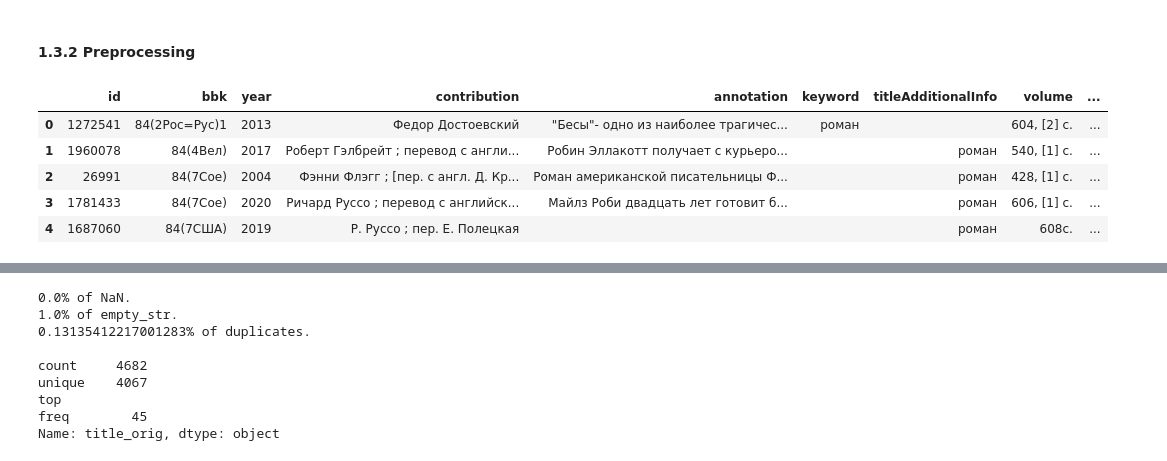
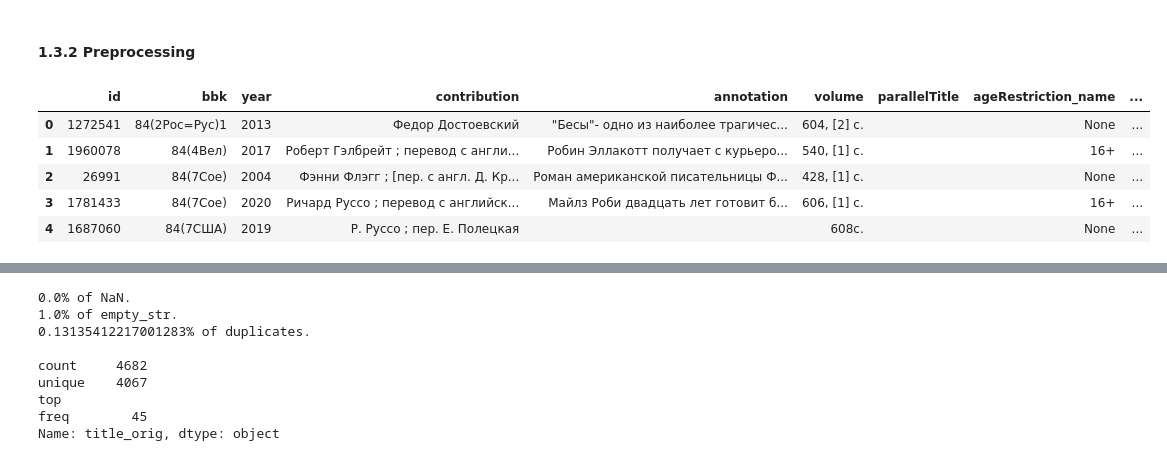
Before and after one commit to MAGLeb/hackaton-2021-recsys, a Jupyter notebook: notebooks/books_preprocessing.ipynb, the cells around one changed output, grey strips where cells are left out. Cells and saved outputs as stored; diff of their text form; code cells hidden in the pictures.

```diff
--- a/notebooks/books_preprocessing.ipynb
+++ b/notebooks/books_preprocessing.ipynb
@@ -73,24 +71,25 @@ DIFF BETWEEN 'data/dataset_knigi_1.xlsx' AND 'data/books.jsn' unique number of b
 # %%
 columns_delete = ['parentNumberOfPart', 'parentId', 'parentAuthor', 'isbn', 'issn', 'deleted', 'titleOfPart', 'nextAuthor',
                   'edition', 'bibliographyLevel', 'numberOfPart', 'parentTitle', 'parentAdditionalInfo', 'parentPlace', 'parentPublisher',
                   'parentYear', 'changed', 'person', 'parentEdition', 'udk', 'cover', 'node', 'language_id', 'material_id', 'ageRestriction_id',
                   'rubric_id', 'rubric_parentId', 'author_info', 'author_dates', 'author_surname', 'author_names', 'author_initials',
                   'author_fullName', 'author_fullNameAlt', 'publisher_id', 'publisher_name', 'place_id', 'place_name', 'serial_id',
                   'year_value', 'common_search_field', 'totalOutCount', 'totalInplaceCount', 'freeCount', 'freeHands', 'freeOnline',
                   'orderedCount', 'outputCount', 'smart_collapse_field', 'author_surname_for_sort', 'author_surname_language_level',
                   'title_for_sort', 'title_language_level', 'publisher_name_for_sort', 'publisher_name_language_level', 'serial_name_for_sort',
                   'serial_name_language_level', 'dates', 'info', 'initials', 'eiskId', 'fixed', 'pointEiskId', 'language', 'material', 'ageRestriction',
                   'rubric', 'author', 'publisher', 'place', 'serial', 'f_deleted', 'libraryId', 'catalogueId', 'start_timestamp', 'end_timestamp', 'siglaEiskId',
-                  'libraryAvailability', 'title', 'serial_name']
+                  'libraryAvailability', 'title', 'serial_name', 'keyword', 'titleAdditionalInfo', 'material_name', 'publicationType', 'language_name',
+                  'collapse_field']
 books_info.drop(axis=1, columns=columns_delete, inplace=True)
 books_info.head()
 # %% [output]
-|  | id | bbk | year | contribution | annotation | keyword | titleAdditionalInfo | volume | ... |
-| 0 | 1272541 | 84(2Рос=Рус)1 | 2013 | Федор Достоевский | "Бесы"- одно из наиболее трагичес... | роман |  | 604, [2] с. | ... |
-| 1 | 1960078 | 84(4Вел) | 2017 | Роберт Гэлбрейт ; перевод с англи... | Робин Эллакотт получает с курьеро... |  | роман | 540, [1] с. | ... |
-| 2 | 26991 | 84(7Сое) | 2004 | Фэнни Флэгг ; [пер. с англ. Д. Кр... | Роман американской писательницы Ф... |  | роман | 428, [1] с. | ... |
-| 3 | 1781433 | 84(7Сое) | 2020 | Ричард Руссо ; перевод с английск... | Майлз Роби двадцать лет готовит б... |  | роман | 606, [1] с. | ... |
-| 4 | 1687060 | 84(7США) | 2019 | Р. Руссо ; пер. Е. Полецкая |  |  | роман | 608с. | ... |
+|  | id | bbk | year | contribution | annotation | volume | parallelTitle | ageRestriction_name | ... |
+| 0 | 1272541 | 84(2Рос=Рус)1 | 2013 | Федор Достоевский | "Бесы"- одно из наиболее трагичес... | 604, [2] с. |  | None | ... |
+| 1 | 1960078 | 84(4Вел) | 2017 | Роберт Гэлбрейт ; перевод с англи... | Робин Эллакотт получает с курьеро... | 540, [1] с. |  | 16+ | ... |
+| 2 | 26991 | 84(7Сое) | 2004 | Фэнни Флэгг ; [пер. с англ. Д. Кр... | Роман американской писательницы Ф... | 428, [1] с. |  | None | ... |
+| 3 | 1781433 | 84(7Сое) | 2020 | Ричард Руссо ; перевод с английск... | Майлз Роби двадцать лет готовит б... | 606, [1] с. |  | 16+ | ... |
+| 4 | 1687060 | 84(7США) | 2019 | Р. Руссо ; пер. Е. Полецкая |  | 608с. |  | None | ... |
 # %% [markdown]
 - id: id of book, (there could be the same books, with different id)
 - bbk: classic RUSSIAN classification of books
```
Also changed, not shown: parts of 11 cells of this notebook, 11 other files.
